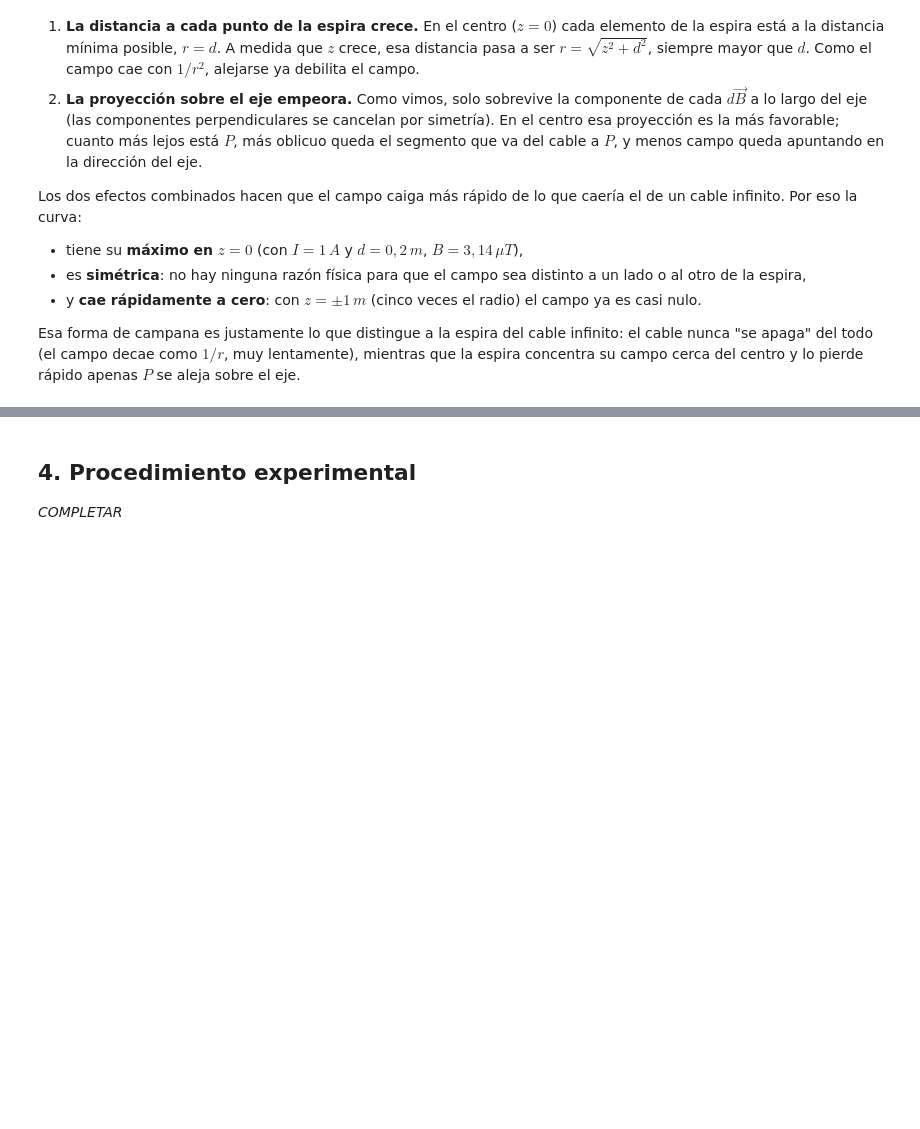
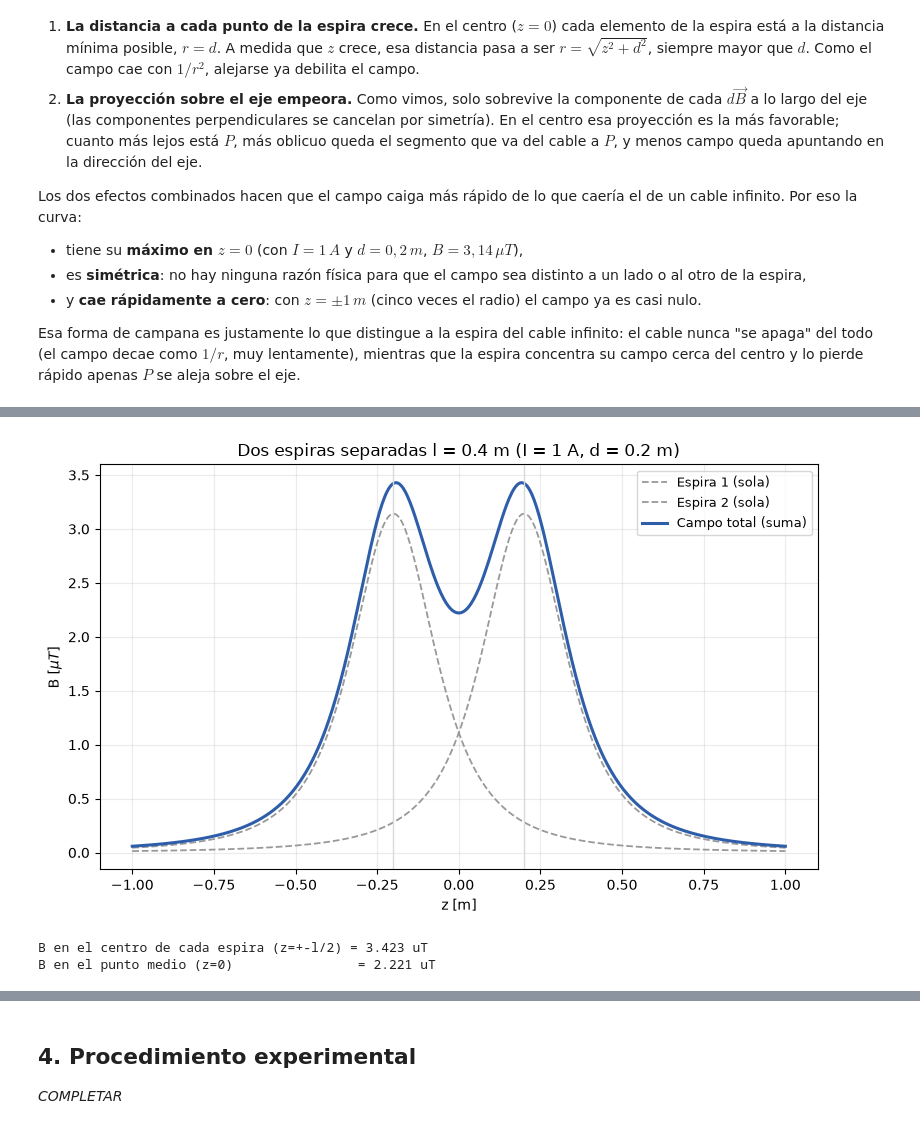
Before and after one commit to fernandatperez/EYM-TP1, a Jupyter notebook: tp4_campo_magnetico/tp4_campo_magnetico.ipynb, the cells around one changed output, grey strips where cells are left out. Saved outputs shown, nothing was run; the diff lists cells and outputs as text; code cells hidden in the pictures; blank space fills up the shorter version.

```diff
--- a/tp4_campo_magnetico/tp4_campo_magnetico.ipynb
+++ b/tp4_campo_magnetico/tp4_campo_magnetico.ipynb
@@ -127,0 +142,31 @@ Esa forma de campana es justamente lo que distingue a la espira del cable infini
+# %%
+l = 2 * d   # separación entre las dos espiras [m]
+
+def B_una_espira(z_rel):
+    return (mu0 * I * d**2) / (2 * (z_rel**2 + d**2)**1.5)
+
+z2 = np.linspace(-5 * d, 5 * d, 500)
+B1 = B_una_espira(z2 - l / 2)
+B2 = B_una_espira(z2 + l / 2)
+B_total = B1 + B2
+
+fig, ax = plt.subplots(figsize=(8, 5))
+ax.plot(z2, B1 * 1e6, "--", color="0.6", linewidth=1.3, label="Espira 1 (sola)")
+ax.plot(z2, B2 * 1e6, "--", color="0.6", linewidth=1.3, label="Espira 2 (sola)")
+ax.plot(z2, B_total * 1e6, color="#2E5EAA", linewidth=2.2, label="Campo total (suma)")
+ax.axvline(-l / 2, color="0.85", linewidth=1)
+ax.axvline(l / 2, color="0.85", linewidth=1)
+ax.set_xlabel("z [m]")
+ax.set_ylabel(r"B [$\mu T$]")
+ax.set_title(f"Dos espiras separadas l = {l} m (I = {I} A, d = {d} m)")
+ax.grid(alpha=0.25)
+ax.legend(fontsize=9)
+fig.tight_layout()
+plt.show()
+
+print(f"B en el centro de cada espira (z=+-l/2) = {B_una_espira(0)*1e6 + B_una_espira(l)*1e6:.3f} uT")
+print(f"B en el punto medio (z=0)                = {2*B_una_espira(l/2)*1e6:.3f} uT")
+# %% [output]
+[figure, added]
+B en el centro de cada espira (z=+-l/2) = 3.423 uT
+B en el punto medio (z=0)                = 2.221 uT
```
Also changed, not shown: parts of 2 cells of this notebook.
